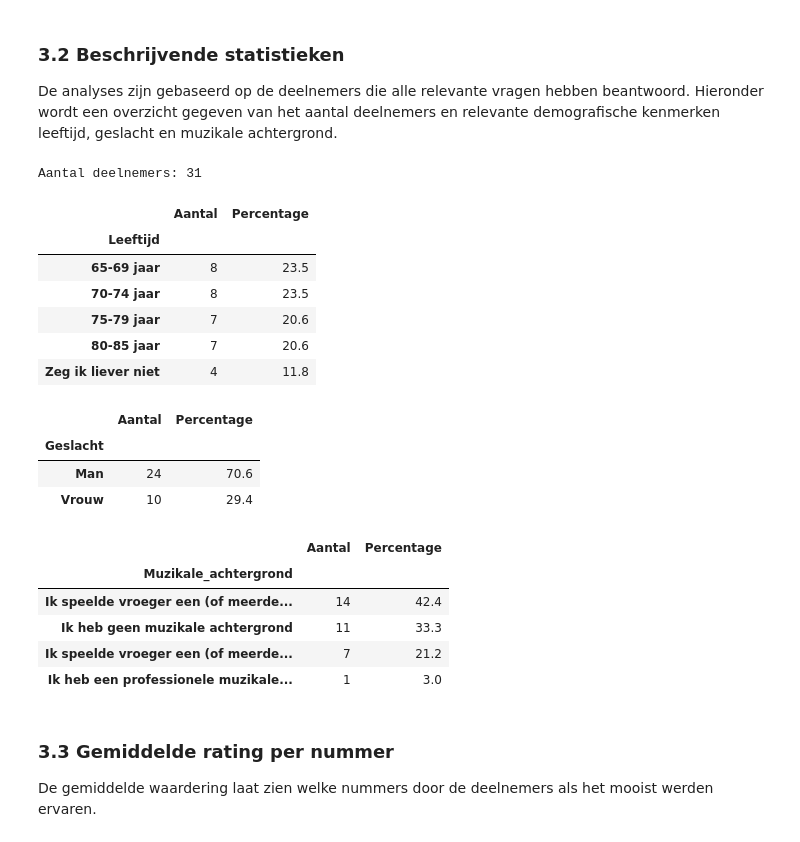
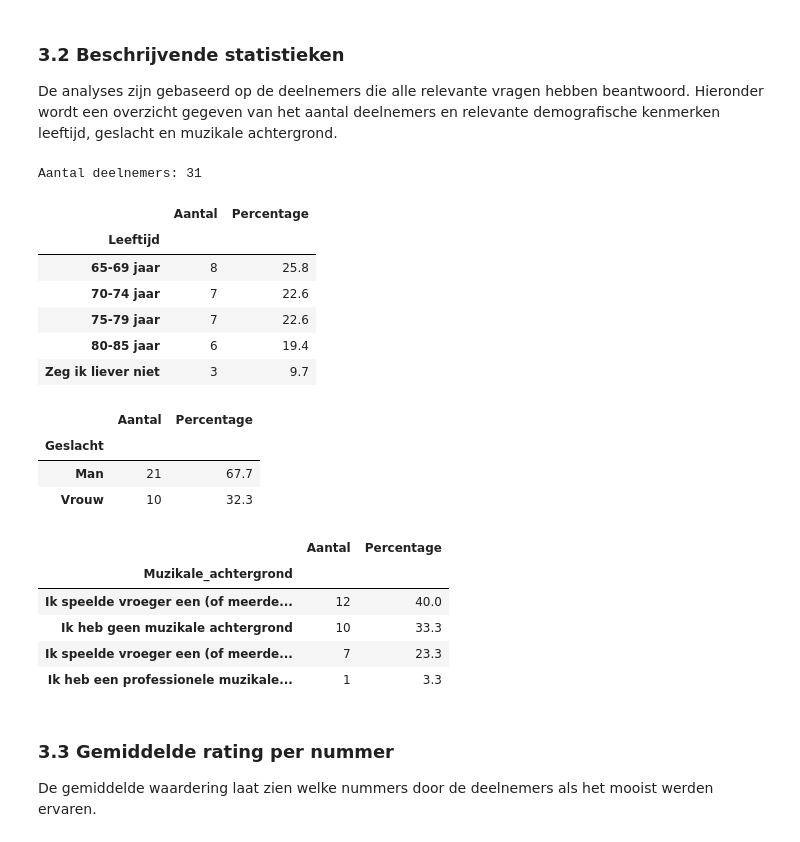
Before and after one commit to Froukje-Lycklama/Scriptie, a Jupyter notebook: Resultaten analyse.ipynb, the cells around one changed output. Saved outputs shown, nothing was run; the diff lists cells and outputs as text; code cells hidden in the pictures.

```diff
--- a/Resultaten analyse.ipynb
+++ b/Resultaten analyse.ipynb
@@ -68,7 +68,10 @@ results = results.replace({
 })
 
 # Laatste 20 kolommen zijn de ratings van de 20 nummers
-results_ratings_clean = results.iloc[:, -20:].dropna(how="all")
+results_ratings = results.iloc[:, -20:]
+
+# Verwijder onvolledige antwoorden
+results_ratings_clean = results_ratings.dropna(how="all")
 # %% [markdown]
 ### 3.2 Beschrijvende statistieken
 De analyses zijn gebaseerd op de deelnemers die alle relevante vragen hebben beantwoord.
@@ -78,63 +81,61 @@ Hieronder wordt een overzicht gegeven van het aantal deelnemers en relevante dem
 n_participants = results_ratings_clean.shape[0]
 print(f"Aantal deelnemers: {n_participants}")
 
-# Selecteer relevante kolommen
-participants = results[['Q7','Q6','Q9']].copy()
-participants.columns = ['Leeftijd', 'Geslacht', 'Muzikale_achtergrond']
+# Selecteer de rijen van de deelnemers die ratings hebben ingevuld
+participants_clean = results.loc[results_ratings_clean.index, ['Q7','Q6','Q9']].copy()
+participants_clean.columns = ['Leeftijd', 'Geslacht', 'Muzikale_achtergrond']
 
 # Geslacht
-gender_counts = participants['Geslacht'].value_counts()
-gender_percent = participants['Geslacht'].value_counts(normalize=True)*100
+gender_counts = participants_clean['Geslacht'].value_counts()
+gender_percent = participants_clean['Geslacht'].value_counts(normalize=True)*100
 
 # Leeftijd (categorisch)
-age_counts = participants['Leeftijd'].value_counts()
-age_percent = participants['Leeftijd'].value_counts(normalize=True)*100
+age_counts = participants_clean['Leeftijd'].value_counts()
+age_percent = participants_clean['Leeftijd'].value_counts(normalize=True)*100
 
 # Muzikale achtergrond (categorisch)
-music_counts = participants['Muzikale_achtergrond'].value_counts()
-music_percent = participants['Muzikale_achtergrond'].value_counts(normalize=True)*100
+music_counts = participants_clean['Muzikale_achtergrond'].value_counts()
+music_percent = participants_clean['Muzikale_achtergrond'].value_counts(normalize=True)*100
 
 # Maak overzichtelijke tabellen
 age_table = pd.DataFrame({
     'Aantal': age_counts,
     'Percentage': age_percent.round(1)
-})
+}).sort_index()
 
 gender_table = pd.DataFrame({
     'Aantal': gender_counts,
     'Percentage': gender_percent.round(1)
 })
 
 music_table = pd.DataFrame({
     'Aantal': music_counts,
     'Percentage': music_percent.round(1)
 })
 
 # Toon tabellen
-display(age_table.sort_index())
-
+display(age_table)
 display(gender_table)
-
 display(music_table)
 # %% [output]
 Aantal deelnemers: 31
 |  | Aantal | Percentage |
 | Leeftijd |  |  |
-| 65-69 jaar | 8 | 23.5 |
-| 70-74 jaar | 8 | 23.5 |
-| 75-79 jaar | 7 | 20.6 |
-| 80-85 jaar | 7 | 20.6 |
-| Zeg ik liever niet | 4 | 11.8 |
+| 65-69 jaar | 8 | 25.8 |
+| 70-74 jaar | 7 | 22.6 |
+| 75-79 jaar | 7 | 22.6 |
+| 80-85 jaar | 6 | 19.4 |
+| Zeg ik liever niet | 3 | 9.7 |
 |  | Aantal | Percentage |
 | Geslacht |  |  |
-| Man | 24 | 70.6 |
-| Vrouw | 10 | 29.4 |
+| Man | 21 | 67.7 |
+| Vrouw | 10 | 32.3 |
 |  | Aantal | Percentage |
 | Muzikale_achtergrond |  |  |
-| Ik speelde vroeger een (of meerde... | 14 | 42.4 |
-| Ik heb geen muzikale achtergrond | 11 | 33.3 |
-| Ik speelde vroeger een (of meerde... | 7 | 21.2 |
-| Ik heb een professionele muzikale... | 1 | 3.0 |
+| Ik speelde vroeger een (of meerde... | 12 | 40.0 |
+| Ik heb geen muzikale achtergrond | 10 | 33.3 |
+| Ik speelde vroeger een (of meerde... | 7 | 23.3 |
+| Ik heb een professionele muzikale... | 1 | 3.3 |
 # %% [markdown]
 ### 3.3 Gemiddelde rating per nummer
 De gemiddelde waardering laat zien welke nummers door de deelnemers als het mooist werden ervaren.
```
